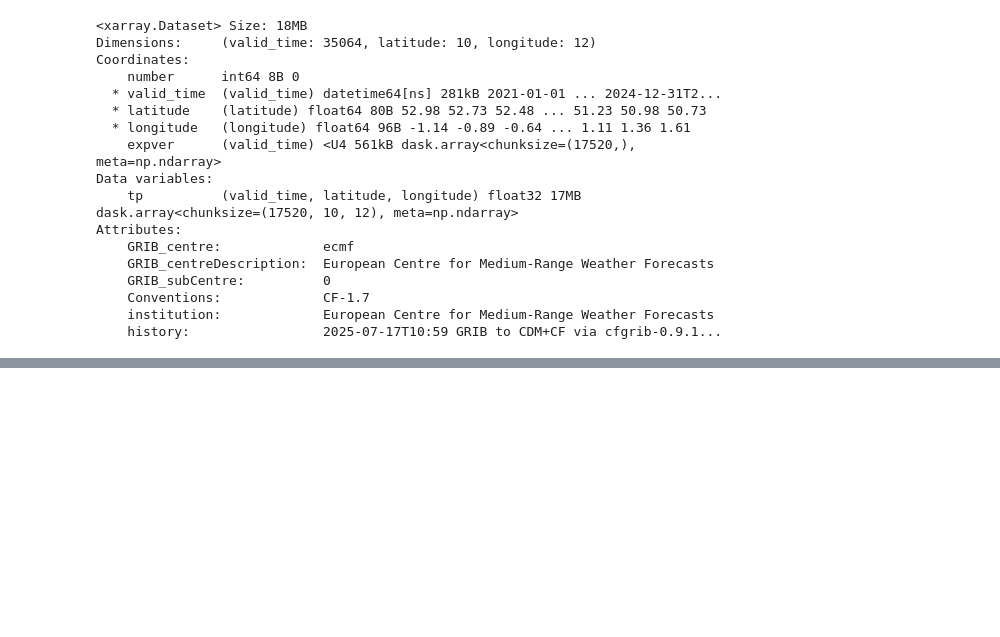
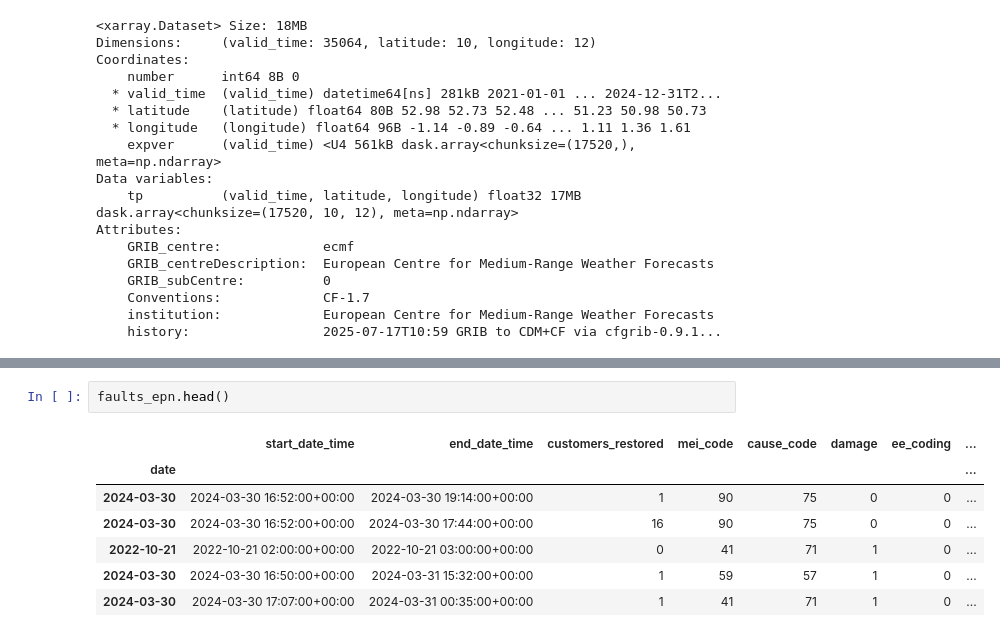
Before and after one commit to neilpaulmartin/geospatial-flooding, a Jupyter notebook: notebooks/ukpn-eda.ipynb, the cells around one changed output, grey strips where cells are left out. Saved outputs shown, nothing was run; the diff lists cells and outputs as text; blank space fills up the shorter version.

```diff
--- a/notebooks/ukpn-eda.ipynb
+++ b/notebooks/ukpn-eda.ipynb
@@ -497,0 +620,10 @@ faults = faults_gdf.to_crs(epsg=27700)
+# %%
+faults_epn.head()
+# %% [output]
+|  | start_date_time | end_date_time | customers_restored | mei_code | cause_code | damage | ee_coding | ... |
+| date |  |  |  |  |  |  |  | ... |
+| 2024-03-30 | 2024-03-30 16:52:00+00:00 | 2024-03-30 19:14:00+00:00 | 1 | 90 | 75 | 0 | 0 | ... |
+| 2024-03-30 | 2024-03-30 16:52:00+00:00 | 2024-03-30 17:44:00+00:00 | 16 | 90 | 75 | 0 | 0 | ... |
+| 2022-10-21 | 2022-10-21 02:00:00+00:00 | 2022-10-21 03:00:00+00:00 | 0 | 41 | 71 | 1 | 0 | ... |
+| 2024-03-30 | 2024-03-30 16:50:00+00:00 | 2024-03-31 15:32:00+00:00 | 1 | 59 | 57 | 1 | 0 | ... |
+| 2024-03-30 | 2024-03-30 17:07:00+00:00 | 2024-03-31 00:35:00+00:00 | 1 | 41 | 71 | 1 | 0 | ... |
```
Also changed, not shown: parts of 44 cells of this notebook, 1 other file.
